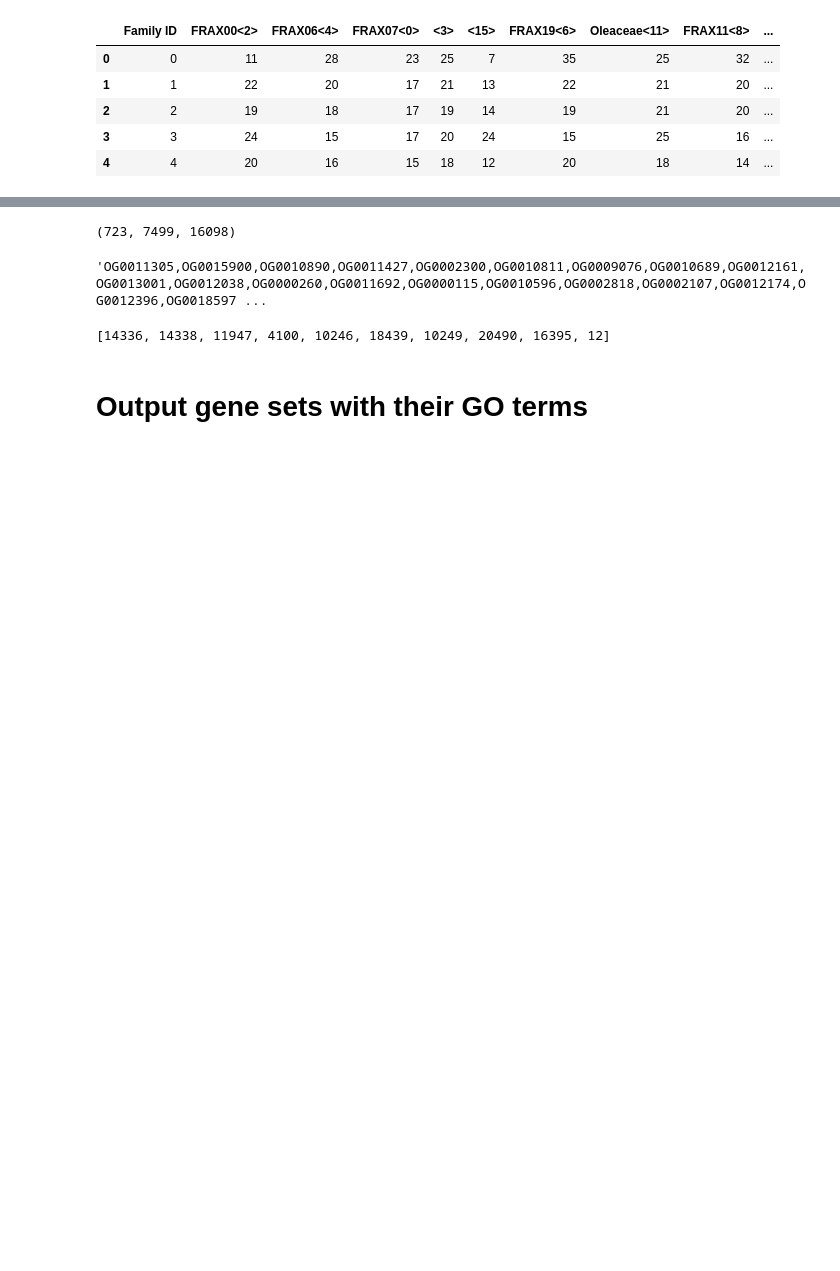
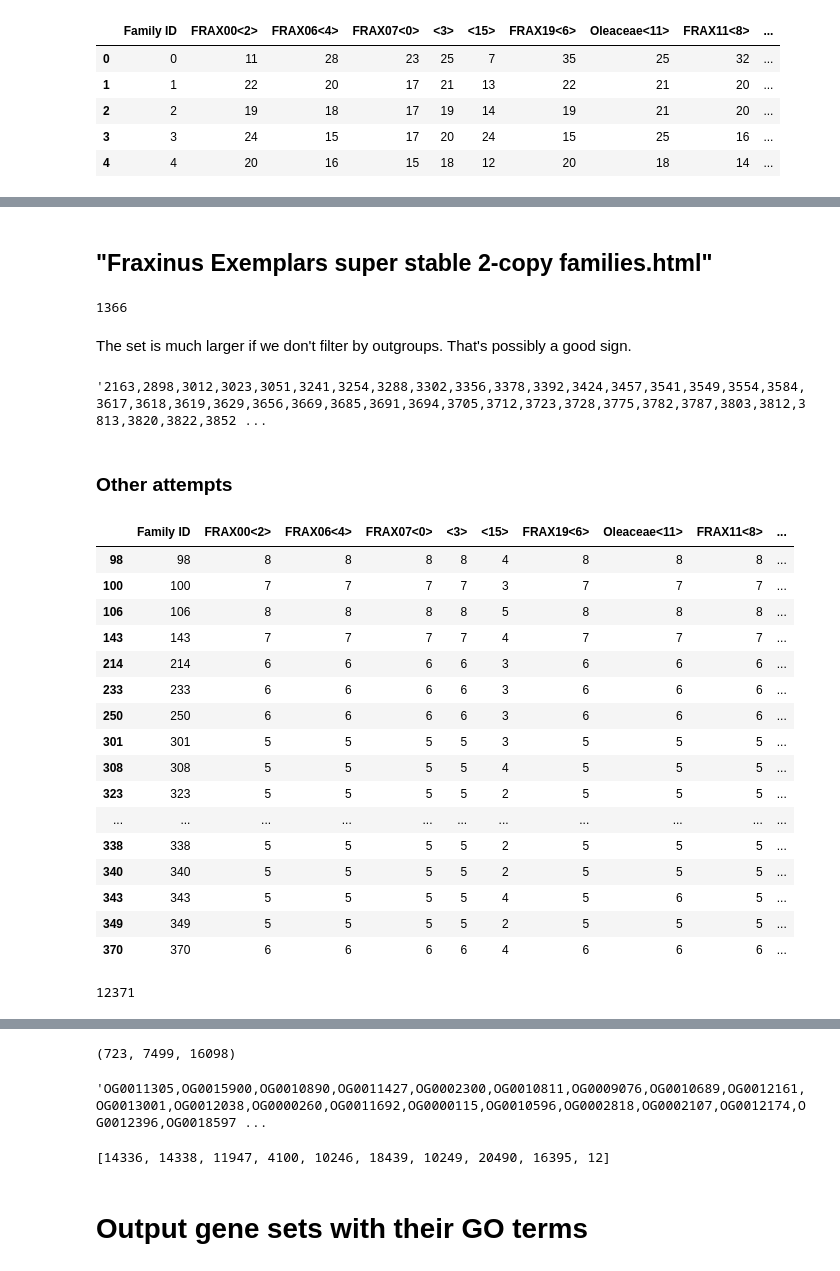
Before and after one commit to josiahseaman/DNA_Duplications, a Jupyter notebook: ClassifyRetainedvsDiploidization.ipynb, the cells around one changed output, grey strips where cells are left out. Drawn from its saved outputs; the diff is of its cells as text; code cells hidden in the pictures; blank space fills up the shorter version.

```diff
--- a/ClassifyRetainedvsDiploidization.ipynb
+++ b/ClassifyRetainedvsDiploidization.ipynb
@@ -19,0 +35,45 @@ df.head()
+# %% [markdown]
+## "Fraxinus Exemplars super stable 2-copy families.html"
+# %%
+f_species = ['FRAX00<2>', 'FRAX06<4>', 'FRAX07<0>', 'FRAX19<6>', 'FRAX11<8>', 'Oeuropea<12>', 'FRAX09<10>',]  #'Mguttatus<16>', 'Slycopersicum<14>',
+all_mask = (2 == df['FRAX00<2>'])
+for column in f_species:
+    all_mask = all_mask & (df[column] == df['FRAX00<2>'])
+len(df[all_mask])
+# %% [output]
+1366
+# %% [markdown]
+The set is much larger if we don't filter by outgroups.  That's possibly a good sign.
+# %%
+','.join([str(x) for x in (df[all_mask])['Family ID']])
+# %% [output]
+'2163,2898,3012,3023,3051,3241,3254,3288,3302,3356,3378,3392,3424,3457,3541,3549,3554,3584,3617,3618,3619,3629,3656,3669,3685,3691,3694,3705,3712,3723,3728,3775,3782,3787,3803,3812,3813,3820,3822,3852 ...
+# %% [markdown]
+### Other attempts
+# %%
+mask = (df['FRAX06<4>'] == df['FRAX00<2>']) & (df['FRAX19<6>'] == df['FRAX00<2>'])
+mask = mask & (df['FRAX06<4>'] == df['FRAX00<2>']) & (df['FRAX11<8>'] == df['FRAX00<2>']) & (df['FRAX07<0>'] == df['FRAX00<2>'])
+filtered = df[mask ]
+filtered.head(20)
+# %% [output]
+|  | Family ID | FRAX00<2> | FRAX06<4> | FRAX07<0> | <3> | <15> | FRAX19<6> | Oleaceae<11> | FRAX11<8> | ... |
+| 98 | 98 | 8 | 8 | 8 | 8 | 4 | 8 | 8 | 8 | ... |
+| 100 | 100 | 7 | 7 | 7 | 7 | 3 | 7 | 7 | 7 | ... |
+| 106 | 106 | 8 | 8 | 8 | 8 | 5 | 8 | 8 | 8 | ... |
+| 143 | 143 | 7 | 7 | 7 | 7 | 4 | 7 | 7 | 7 | ... |
+| 214 | 214 | 6 | 6 | 6 | 6 | 3 | 6 | 6 | 6 | ... |
+| 233 | 233 | 6 | 6 | 6 | 6 | 3 | 6 | 6 | 6 | ... |
+| 250 | 250 | 6 | 6 | 6 | 6 | 3 | 6 | 6 | 6 | ... |
+| 301 | 301 | 5 | 5 | 5 | 5 | 3 | 5 | 5 | 5 | ... |
+| 308 | 308 | 5 | 5 | 5 | 5 | 4 | 5 | 5 | 5 | ... |
+| 323 | 323 | 5 | 5 | 5 | 5 | 2 | 5 | 5 | 5 | ... |
+| ... | ... | ... | ... | ... | ... | ... | ... | ... | ... | ... |
+| 338 | 338 | 5 | 5 | 5 | 5 | 2 | 5 | 5 | 5 | ... |
+| 340 | 340 | 5 | 5 | 5 | 5 | 2 | 5 | 5 | 5 | ... |
+| 343 | 343 | 5 | 5 | 5 | 5 | 4 | 5 | 6 | 5 | ... |
+| 349 | 349 | 5 | 5 | 5 | 5 | 2 | 5 | 5 | 5 | ... |
+| 370 | 370 | 6 | 6 | 6 | 6 | 4 | 6 | 6 | 6 | ... |
+# %%
+len(filtered)
+# %% [output]
+12371
```
Also changed, not shown: parts of 12 cells of this notebook, 4 other files.
